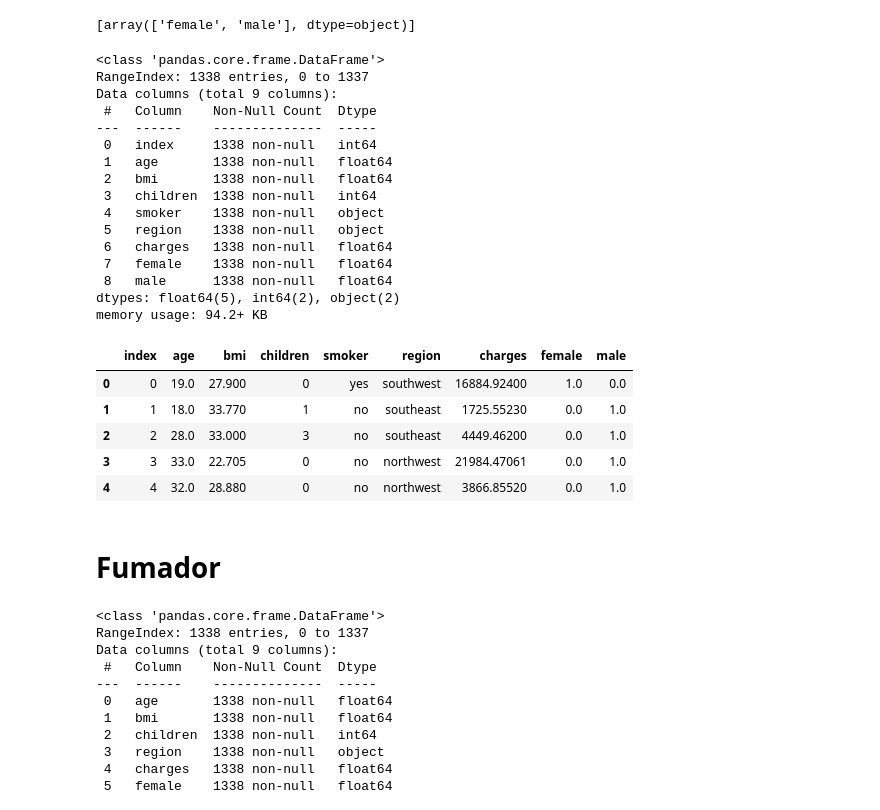
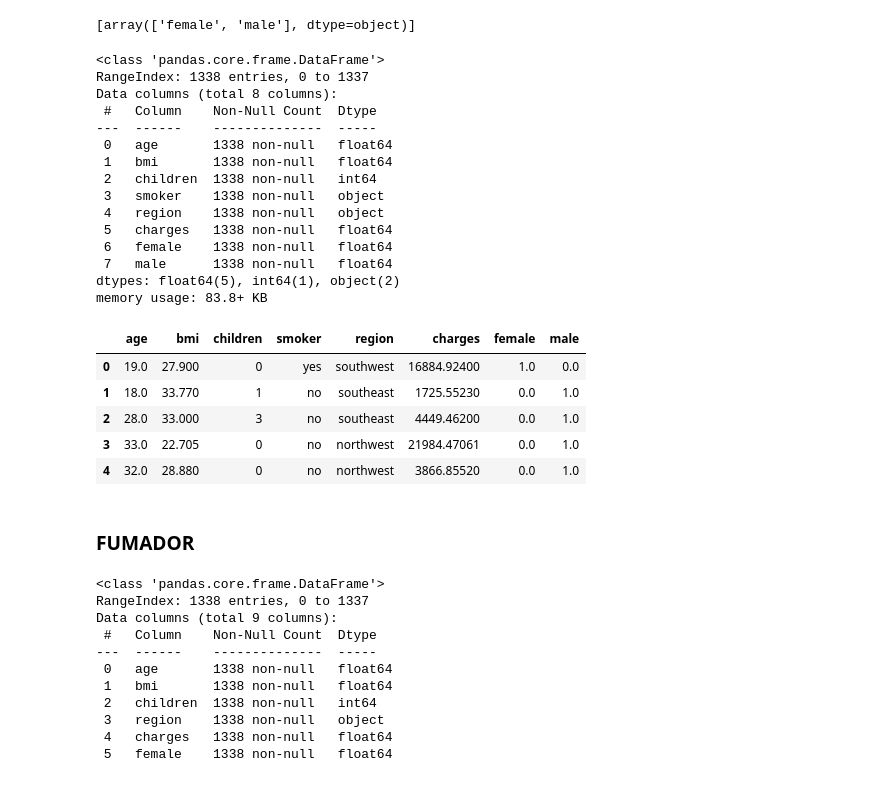
Before and after one commit to RobinGoldwing/gold-insurance, a Jupyter notebook: Proyecto ML insurance.ipynb, the cells around one changed output. Saved outputs shown, nothing was run; the diff lists cells and outputs as text; code cells hidden in the pictures.

```diff
--- a/Proyecto ML insurance.ipynb
+++ b/Proyecto ML insurance.ipynb
@@ -212,0 +267,2 @@ insurance_copy = insurance.copy()
+# %%
+insurance_norm = insurance.copy()
@@ -238,37 +297,37 @@ sexo_encoder.categories_
 # %%
 
 # Ahora sustituiremos la columna Sexo , por las de OneHotEncoder
-insurance_copy.reset_index(drop=False, inplace=True)
-insurance_copy=insurance_copy.join(pd.DataFrame(sexo_cat_1hot, columns=[cat for cat in sexo_encoder.categories_[0]]))
-insurance_copy=insurance_copy.drop(["sex"], axis=1)
+insurance_norm.reset_index(drop=False, inplace=True)
+insurance_norm=insurance_norm.join(pd.DataFrame(sexo_cat_1hot, columns=[cat for cat in sexo_encoder.categories_[0]]))
+# Borraremos la columna categorizada, así como el index que se añadió al realizar el join
+insurance_norm=insurance_norm.drop(["sex","index"], axis=1)
 # Mostramos el resultado
-insurance_copy.info()
-insurance_copy.head()
+insurance_norm.info()
+insurance_norm.head()
 # %% [output]
 <class 'pandas.core.frame.DataFrame'>
 RangeIndex: 1338 entries, 0 to 1337
-Data columns (total 9 columns):
+Data columns (total 8 columns):
  #   Column    Non-Null Count  Dtype
 ---  ------    --------------  -----
- 0   index     1338 non-null   int64
- 1   age       1338 non-null   float64
- 2   bmi       1338 non-null   float64
- 3   children  1338 non-null   int64
- 4   smoker    1338 non-null   object
- 5   region    1338 non-null   object
- 6   charges   1338 non-null   float64
- 7   female    1338 non-null   float64
- 8   male      1338 non-null   float64
-dtypes: float64(5), int64(2), object(2)
-memory usage: 94.2+ KB
+ 0   age       1338 non-null   float64
+ 1   bmi       1338 non-null   float64
+ 2   children  1338 non-null   int64
+ 3   smoker    1338 non-null   object
+ 4   region    1338 non-null   object
+ 5   charges   1338 non-null   float64
+ 6   female    1338 non-null   float64
+ 7   male      1338 non-null   float64
+dtypes: float64(5), int64(1), object(2)
+memory usage: 83.8+ KB
-|  | index | age | bmi | children | smoker | region | charges | female | male |
-| 0 | 0 | 19.0 | 27.900 | 0 | yes | southwest | 16884.92400 | 1.0 | 0.0 |
-| 1 | 1 | 18.0 | 33.770 | 1 | no | southeast | 1725.55230 | 0.0 | 1.0 |
-| 2 | 2 | 28.0 | 33.000 | 3 | no | southeast | 4449.46200 | 0.0 | 1.0 |
-| 3 | 3 | 33.0 | 22.705 | 0 | no | northwest | 21984.47061 | 0.0 | 1.0 |
-| 4 | 4 | 32.0 | 28.880 | 0 | no | northwest | 3866.85520 | 0.0 | 1.0 |
+|  | age | bmi | children | smoker | region | charges | female | male |
+| 0 | 19.0 | 27.900 | 0 | yes | southwest | 16884.92400 | 1.0 | 0.0 |
+| 1 | 18.0 | 33.770 | 1 | no | southeast | 1725.55230 | 0.0 | 1.0 |
+| 2 | 28.0 | 33.000 | 3 | no | southeast | 4449.46200 | 0.0 | 1.0 |
+| 3 | 33.0 | 22.705 | 0 | no | northwest | 21984.47061 | 0.0 | 1.0 |
+| 4 | 32.0 | 28.880 | 0 | no | northwest | 3866.85520 | 0.0 | 1.0 |
 # %% [markdown]
-# Fumador
+### FUMADOR
 # %%
 fumador_encoder = OneHotEncoder(sparse=False)
 # para la categoria Fumador (no/yes)
```
Also changed, not shown: parts of 119 cells of this notebook.
